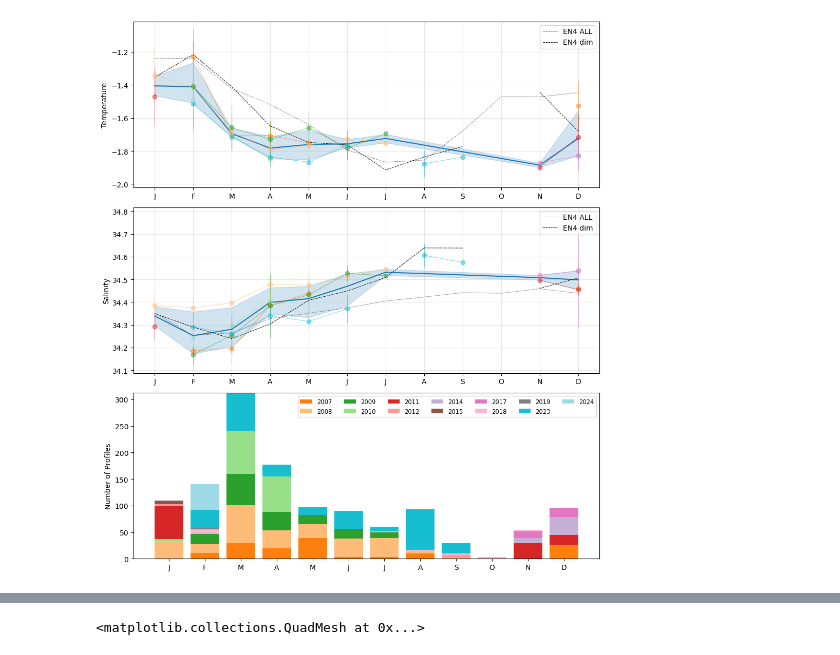
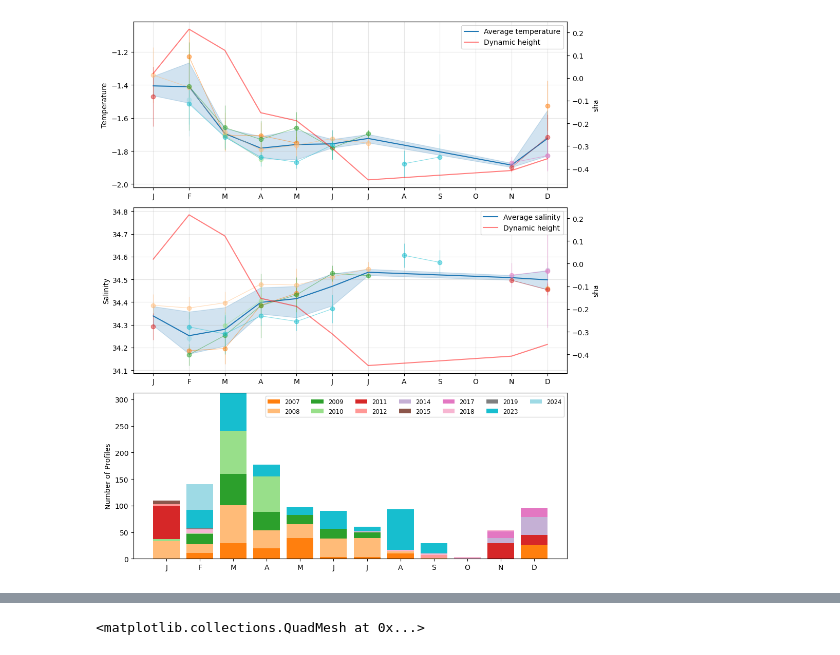
Before and after one commit to eejco/thesis_c3, a Jupyter notebook: c3_natural_variability.ipynb, the cells around one changed output, grey strips where cells are left out. Saved outputs shown, nothing was run; the diff lists cells and outputs as text; code cells hidden in the pictures.

```diff
--- a/c3_natural_variability.ipynb
+++ b/c3_natural_variability.ipynb
@@ -85,3 +56,14 @@ Attributes:
+# %%
+p2d = ds_z.pres.broadcast_like(ds_z.asal)#np.broadcast_to(ds_z.pres.values, ds_z.asal.shape)
+dyh = gsw.geo_strf_dyn_height(ds_z.asal,ds_z.ctemp,p2d,300,axis=1)##gph(ds_z.rho)
+sth = gsw.geo_strf_steric_height(ds_z.asal,ds_z.ctemp,p2d,300,axis=1)##gph(ds_z.rho)
+# %%
+meangph = xr.load_dataarray('meangph.nc')
+# %%
+ds_z['dynh'] = xr.DataArray(dyh,coords={'time':ds_z.time,'pres':ds_z.pres})
+ds_z['sth'] = xr.DataArray(sth,coords={'time':ds_z.time,'pres':ds_z.pres})
+# %%
+ds_z['sha'] = ds_z.dynh.max(dim='pres') - meangph.mean()
 # %%
 n_min = 10
 
@@ -211,56 +148,45 @@ for y_da in moc_year.year:
 
 #ax.legend(loc='best',fontsize=2)
 bx.legend(ncol=7,fontsize='small')
 bx.set_ylabel('Number of Profiles')
 bx.set_xticks(np.arange(1,13),labels=month_labels)
 
 
 sns.lineplot(
     data=df,
     x="month", y="temp", errorbar=("pi",90), ax=ax,
 )
+sns.lineplot(
+    data=df,
+    x="month", y="sha", errorbar=None, ax=ax.twinx(), color='r', alpha=0.5,
+)
 
-en4_mean = en4_zz.temperature.groupby('time.month').mean()-273.15
-en4_lm_mean = en4_zz_likemeop.temperature.groupby('time.month').mean().broadcast_like(month_values)-273.15
-
-en4_unce = en4_zz.temperature_uncertainty.groupby('time.month').mean()
-en4_lm_unce = en4_zz_likemeop.temperature_uncertainty.groupby('time.month').mean().broadcast_like(month_values)
-
-ax.plot(month_values,en4_mean,label='EN4 ALL',ls='--',linewidth=0.7,c='grey')
-#ax.fill_between(month_values, en4_mean - en4_unce, en4_mean + en4_unce, alpha=0.3)
-
-ax.plot(month_values,en4_lm_mean,label='EN4 dim',ls='--',linewidth=0.7,c='k')
-#ax.fill_between(month_values, en4_lm_mean - en4_lm_unce, en4_lm_mean + en4_lm_unce, alpha=0.3)
 
 sns.lineplot(
     data=df,
     x="month", y="psal", errorbar=("pi",90), ax=cx
 )
+sns.lineplot(
+    data=df,
+    x="month", y="sha", errorbar=None, ax=cx.twinx(), color='r', alpha=0.5,
+)
 
-en4_mean = en4_zz.salinity.groupby('time.month').mean()
-en4_lm_mean = en4_zz_likemeop.salinity.groupby('time.month').mean().broadcast_like(month_values)
-
-en4_unce = en4_zz.salinity_uncertainty.groupby('time.month').mean()
-en4_lm_unce = en4_zz_likemeop.salinity_uncertainty.groupby('time.month').mean().broadcast_like(month_values)
-
-cx.plot(month_values,en4_mean,label='EN4 ALL',ls='--',linewidth=0.7,c='grey')
-#ax.fill_between(month_values, en4_mean - en4_unce, en4_mean + en4_unce, alpha=0.3)
-
-cx.plot(month_values,en4_lm_mean,label='EN4 dim',ls='--',linewidth=0.7,c='k')
-#ax.fill_between(month_values, en4_lm_mean - en4_lm_unce, en4_lm_mean + en4_lm_unce, alpha=0.3)
-
+legend_elements = [Line2D([0],[0],label='Average temperature'),
+                   Line2D([0],[0],color='r',alpha=0.5,label='Dynamic height')]
 ax.grid(alpha=0.3)
 ax.set_xticks(np.arange(1,13),labels=month_labels)
 ax.set_ylabel('Temperature')
 ax.set_xlabel(None)
-ax.legend()
+ax.legend(handles=legend_elements)
 
+legend_elements = [Line2D([0],[0],label='Average salinity'),
+                   Line2D([0],[0],color='r',alpha=0.5,label='Dynamic height')]
 cx.grid(alpha=0.3)
 cx.set_xticks(np.arange(1,13),labels=month_labels)
 cx.set_ylabel('Salinity')
 cx.set_xlabel(None)
-cx.legend()
+cx.legend(handles=legend_elements)
 
 plt.tight_layout()
 # %% [output]
-[figure, old version]
+[figure, new version]
```
Also changed, not shown: parts of 11 cells of this notebook, 4 other files.
